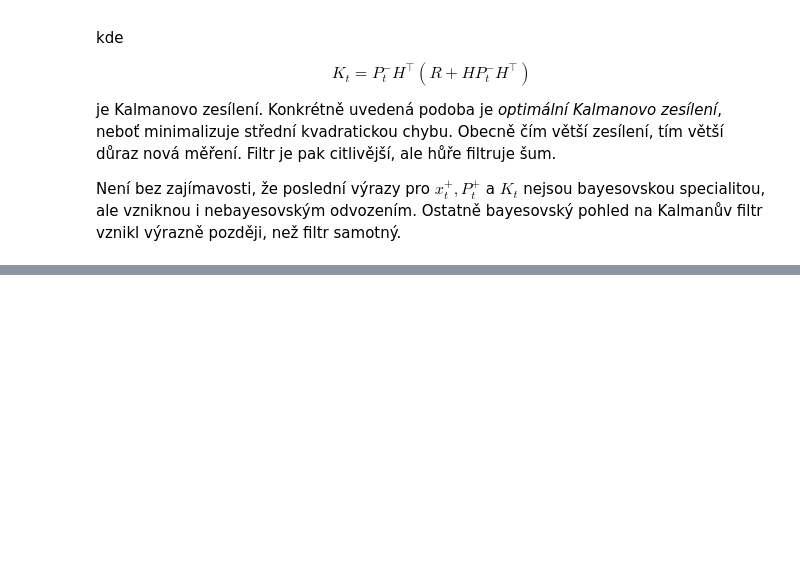
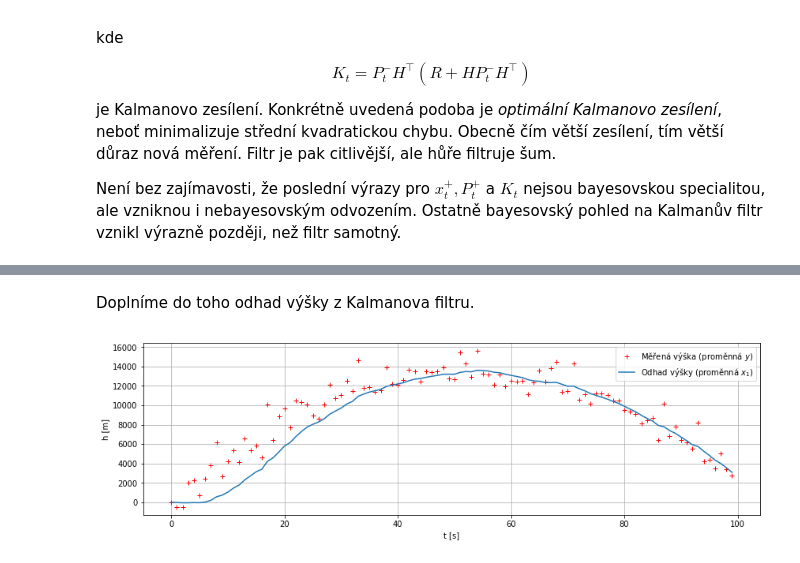
Before and after one commit to TaIos/bml, a Jupyter notebook: prednasky/6_prednaska.ipynb, the cells around one changed output, grey strips where cells are left out. Drawn from its saved outputs; the diff is of its cells as text; code cells hidden in the pictures; blank space fills up the shorter version.

```diff
--- a/prednasky/6_prednaska.ipynb
+++ b/prednasky/6_prednaska.ipynb
@@ -397,0 +458,11 @@ Není bez zajímavosti, že poslední výrazy pro $x_t^{+}, P_t^{+}$ a $K_t$ nej
+# %%
+Q = np.diag([var_wht, var_wvt])           # Toto už jsme v simulaci také udělali
+R = var_y
+H = np.array([1, 0])
+
+filtr = KF(A=A, B=B, H=H, R=R, Q=Q)       # Instance Kalmanova filtru
+for yt in y:
+    filtr.predict(u)
+    filtr.update(yt)
+    filtr.log()
+log_x = np.array(filtr.log_x).T
@@ -397,0 +481,12 @@ Není bez zajímavosti, že poslední výrazy pro $x_t^{+}, P_t^{+}$ a $K_t$ nej
+# %% [markdown]
+Doplníme do toho odhad výšky z Kalmanova filtru.
+# %%
+plt.figure(figsize=(14,4))
+plt.plot(y, '+r', label=r'Měřená výška (proměnná $y$)')
+plt.plot(log_x[0], label=r'Odhad výšky (proměnná $x_1$)')
+plt.legend()
+plt.xlabel('t [s]')
+plt.ylabel('h [m]')
+plt.show()
+# %% [output]
+[figure, added]
```
Also changed, not shown: parts of 13 cells of this notebook.
